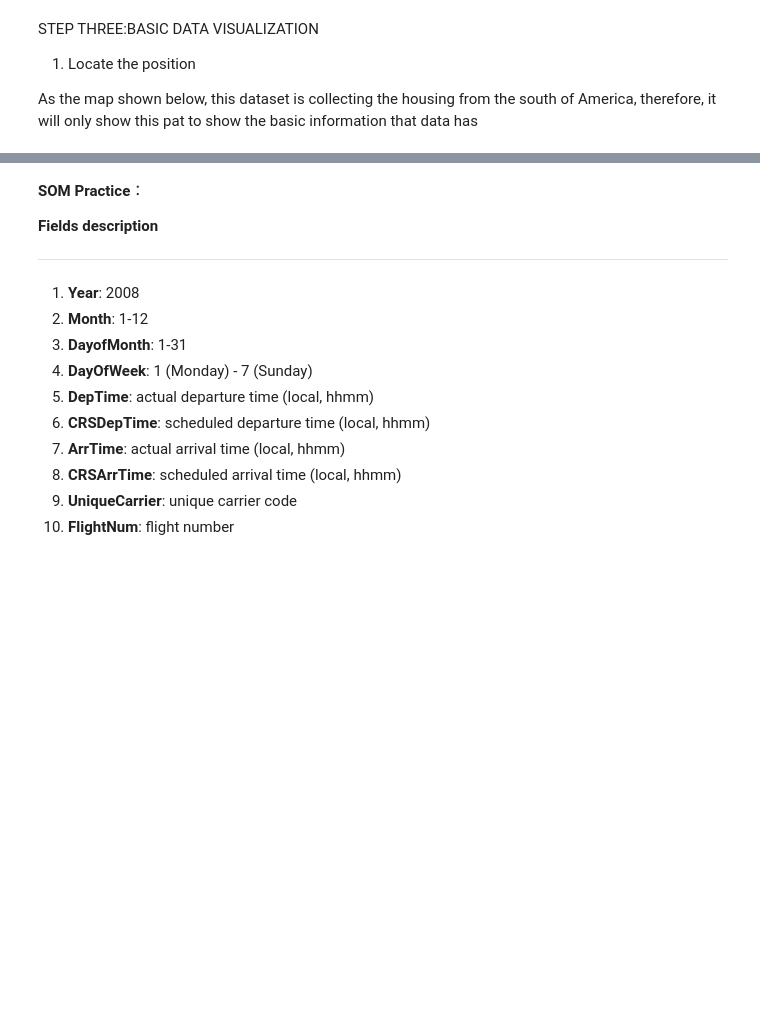
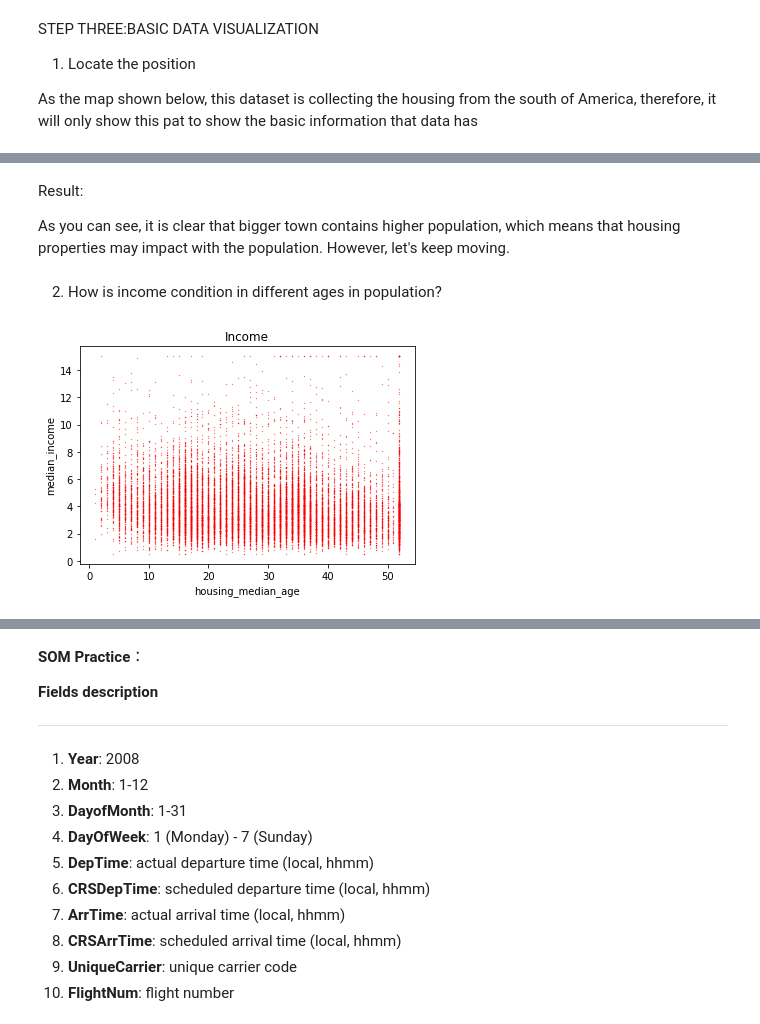
Before and after one commit to Bettyqichuyin/UDintroProject_exercise04, a Jupyter notebook: 4_Assignment.ipynb, the cells around one changed output, grey strips where cells are left out. Drawn from its saved outputs; the diff is of its cells as text; code cells hidden in the pictures; blank space fills up the shorter version.

```diff
--- a/4_Assignment.ipynb
+++ b/4_Assignment.ipynb
@@ -101,0 +123,15 @@ map_obj
+# %% [markdown]
+Result:
+
+As you can see, it is clear that bigger town contains higher population, which means that housing properties may impact with the population. However, let's keep moving.
+# %% [markdown]
+2. How is income condition in different ages in population?
+# %%
+#fig = plt.figure(figsize=(20,20), dpi=200)
+plt.scatter(dfO["housing_median_age"], dfO["median_income"], c='r', s=0.05) # 'r' is the color red, s=1 is the size
+plt.xlabel('housing_median_age')
+plt.ylabel('median_income')
+plt.title('Income')
+plt.show()
+# %% [output]
+[figure, added]
```
Also changed, not shown: parts of 12 cells of this notebook, 1 other file.
